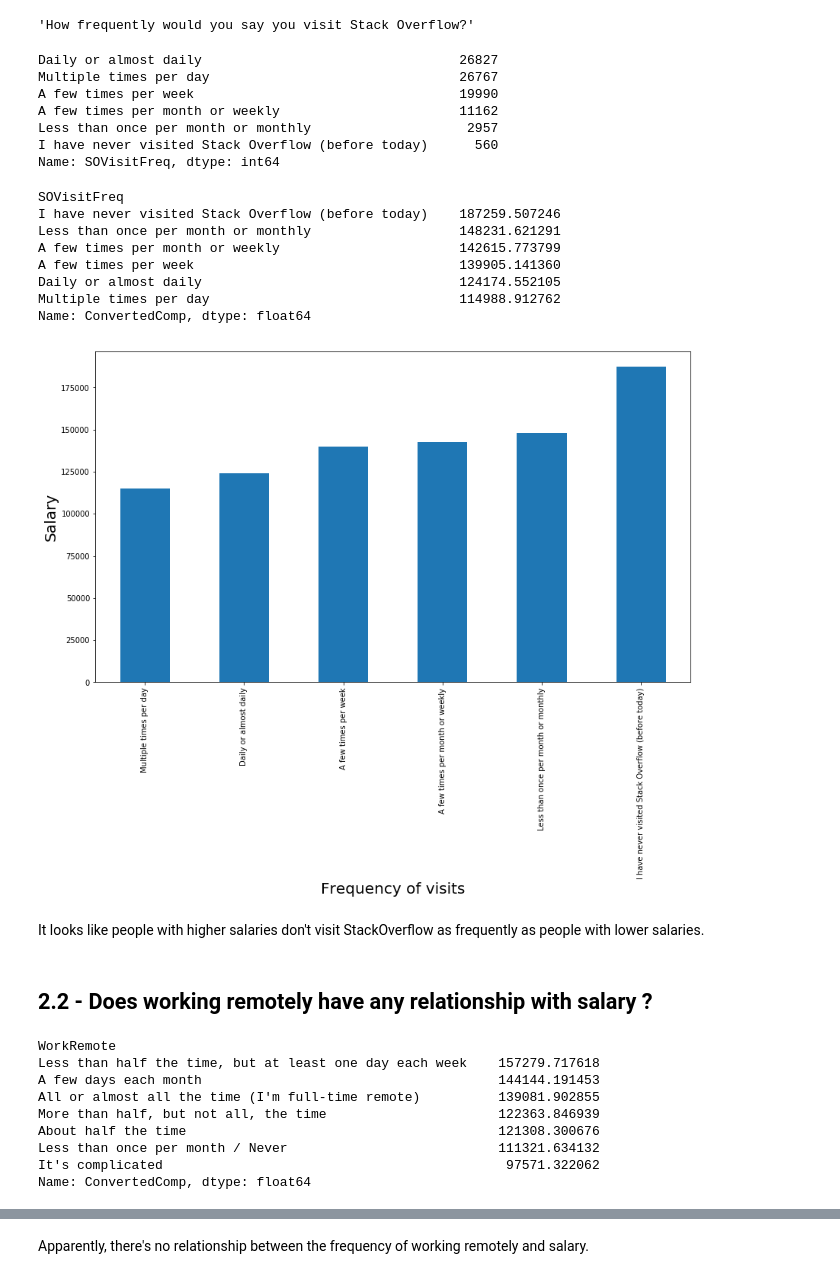
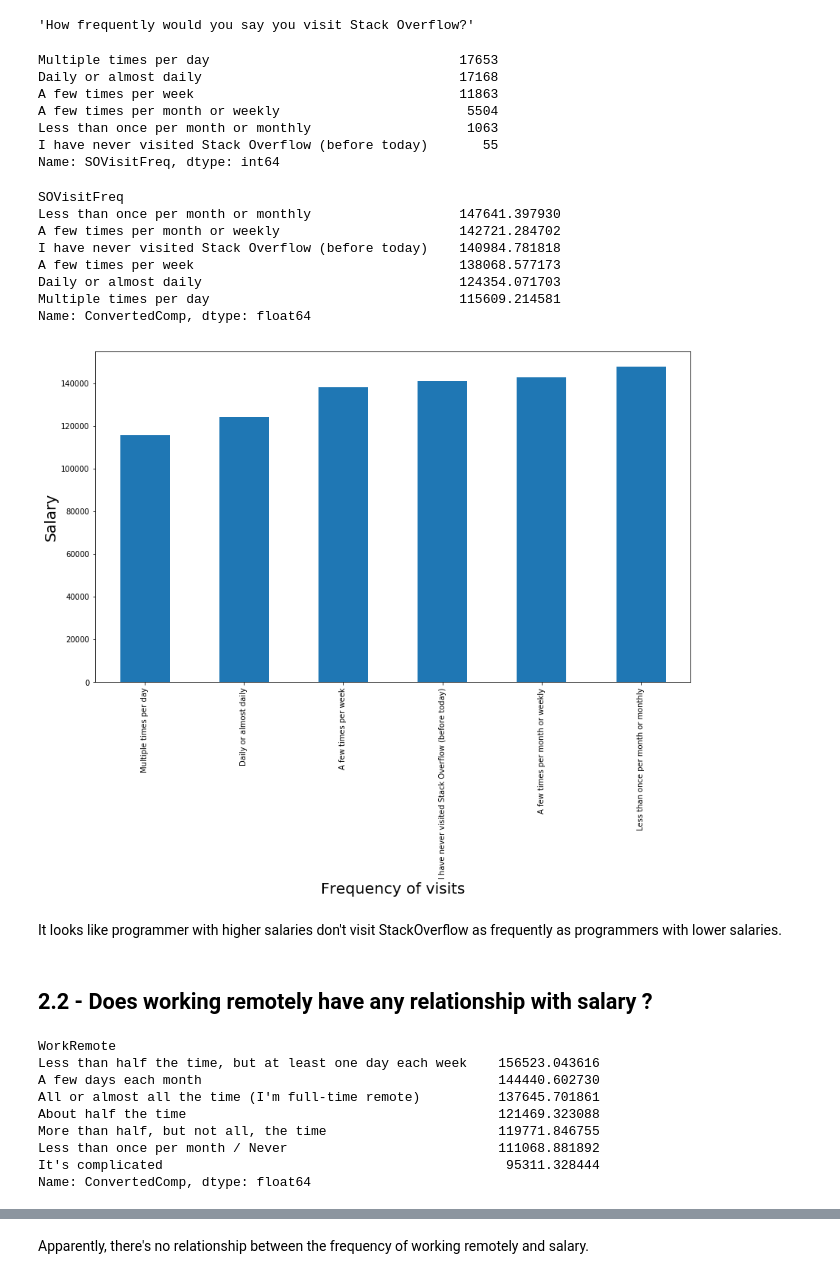
Before and after one commit to Eugeniobr/Project1, a Jupyter notebook: project_1_nb .ipynb, the cells around one changed output, grey strips where cells are left out. Drawn from its saved outputs; the diff is of its cells as text; code cells hidden in the pictures.

```diff
--- a/project_1_nb .ipynb
+++ b/project_1_nb .ipynb
@@ -161,3 +177,5 @@ As we can from the histograms, the distributions of CompTotal, CodeRevHrs and Wo
+# %%
+nona_df = survey_info.dropna(subset=["SOVisitFreq", "ConvertedComp", "WorkRemote", "Age", "JobSat"])
 # %% [markdown]
 ## 2.1 - Does the frequency people visit StackOverflow have any relationship with salary ?
 # %%
@@ -165,47 +183,47 @@ survey_schema[survey_schema["Column"] == "SOVisitFreq"].values[0][1]
 # %% [output]
 'How frequently would you say you visit Stack Overflow?'
 # %%
-survey_info["SOVisitFreq"].value_counts()
+nona_df["SOVisitFreq"].value_counts()
 # %% [output]
-Daily or almost daily                                 26827
-Multiple times per day                                26767
-A few times per week                                  19990
-A few times per month or weekly                       11162
-Less than once per month or monthly                    2957
-I have never visited Stack Overflow (before today)      560
+Multiple times per day                                17653
+Daily or almost daily                                 17168
+A few times per week                                  11863
+A few times per month or weekly                        5504
+Less than once per month or monthly                    1063
+I have never visited Stack Overflow (before today)       55
 Name: SOVisitFreq, dtype: int64
 # %%
-survey_info.groupby("SOVisitFreq").mean()["ConvertedComp"].sort_values(ascending=False)
+nona_df.groupby("SOVisitFreq").mean()["ConvertedComp"].sort_values(ascending=False)
 # %% [output]
 SOVisitFreq
-I have never visited Stack Overflow (before today)    187259.507246
-Less than once per month or monthly                   148231.621291
-A few times per month or weekly                       142615.773799
-A few times per week                                  139905.141360
-Daily or almost daily                                 124174.552105
-Multiple times per day                                114988.912762
+Less than once per month or monthly                   147641.397930
+A few times per month or weekly                       142721.284702
+I have never visited Stack Overflow (before today)    140984.781818
+A few times per week                                  138068.577173
+Daily or almost daily                                 124354.071703
+Multiple times per day                                115609.214581
 Name: ConvertedComp, dtype: float64
 # %%
-survey_info.groupby("SOVisitFreq").mean()["ConvertedComp"].sort_values(ascending=True).plot(kind="bar")
+nona_df.groupby("SOVisitFreq").mean()["ConvertedComp"].sort_values(ascending=True).plot(kind="bar")
 plt.xlabel("Frequency of visits", fontsize=20)
 plt.ylabel("Salary", fontsize=20)
 plt.savefig("frenquecy_salary.jpeg", format="jpeg", bbox_inches = "tight")
 # %% [output]
-[figure, old version]
+[figure, new version]
 # %% [markdown]
-It looks like people with higher salaries don't visit StackOverflow as frequently as people with lower salaries.
+It looks like programmer with higher salaries don't visit StackOverflow as frequently as programmers with lower salaries.
 # %% [markdown]
 ## 2.2 - Does working remotely have any  relationship with salary ?
 # %%
-survey_info.groupby(["WorkRemote"]).mean()["ConvertedComp"].sort_values(ascending=False)
+nona_df.groupby(["WorkRemote"]).mean()["ConvertedComp"].sort_values(ascending=False)
 # %% [output]
 WorkRemote
-Less than half the time, but at least one day each week    157279.717618
-A few days each month                                      144144.191453
-All or almost all the time (I'm full-time remote)          139081.902855
-More than half, but not all, the time                      122363.846939
-About half the time                                        121308.300676
-Less than once per month / Never                           111321.634132
-It's complicated                                            97571.322062
+Less than half the time, but at least one day each week    156523.043616
+A few days each month                                      144440.602730
+All or almost all the time (I'm full-time remote)          137645.701861
+About half the time                                        121469.323088
+More than half, but not all, the time                      119771.846755
+Less than once per month / Never                           111068.881892
+It's complicated                                            95311.328444
 Name: ConvertedComp, dtype: float64
 # %%
```
Also changed, not shown: parts of 10 cells of this notebook.
